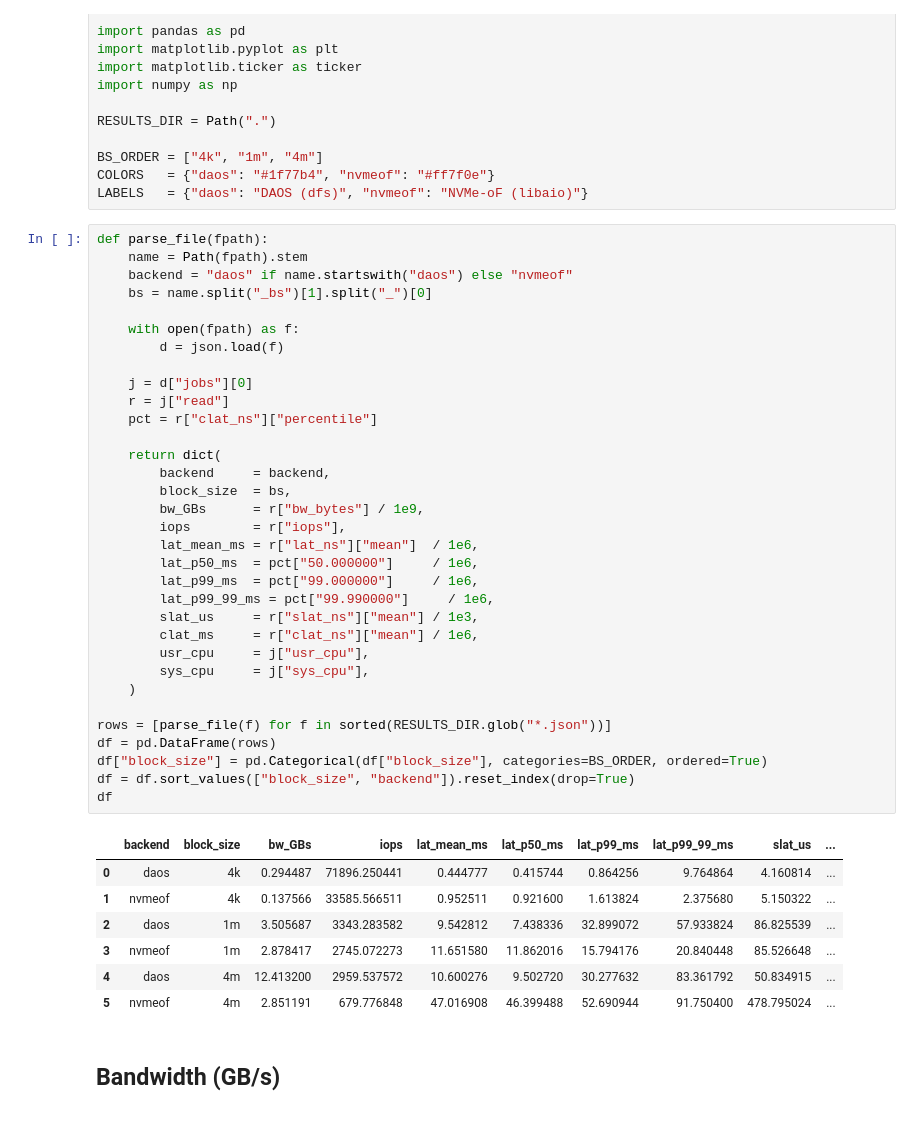
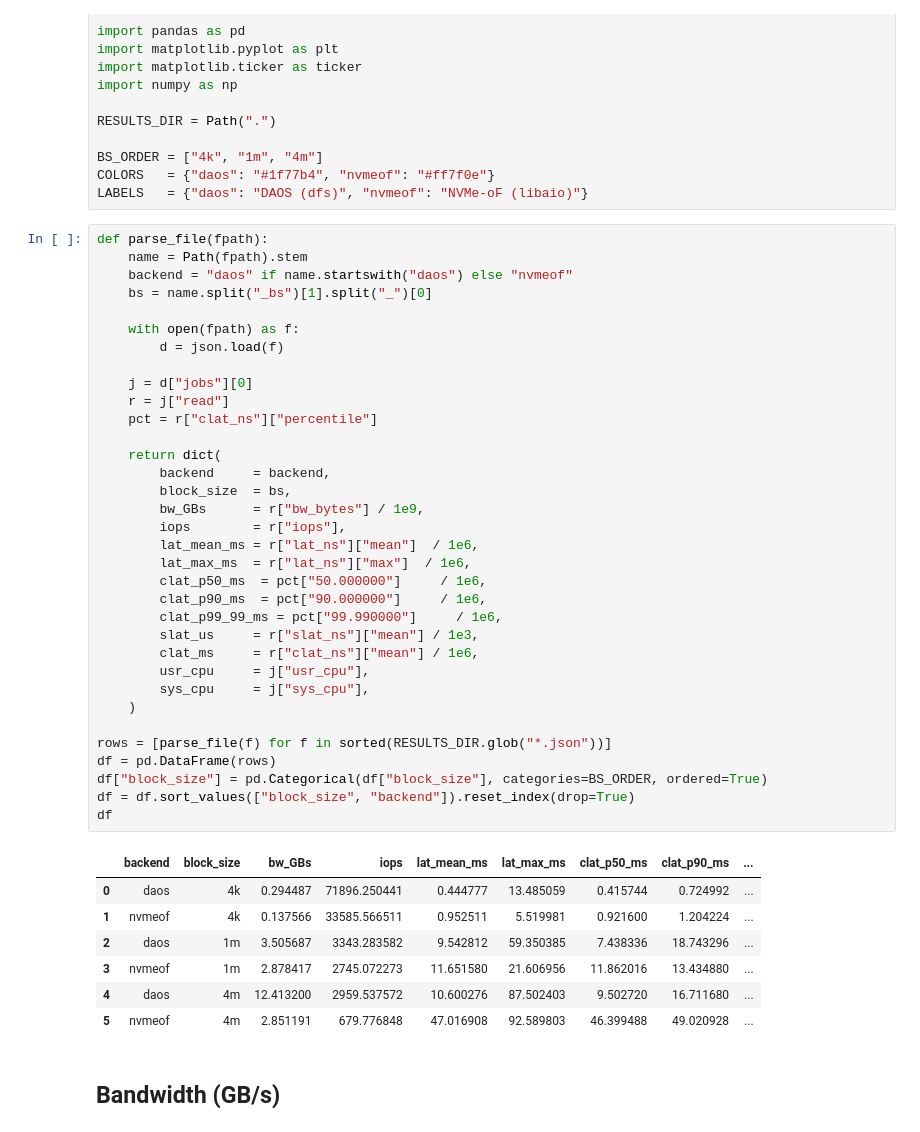
Before and after one commit to cissieAB/pdsw26_daos-bench, a Jupyter notebook: results/testbed/fio-cmp/fio_cmp.ipynb, the cells around one changed output. Drawn from its saved outputs; the diff is of its cells as text.

```diff
--- a/results/testbed/fio-cmp/fio_cmp.ipynb
+++ b/results/testbed/fio-cmp/fio_cmp.ipynb
@@ -21,43 +21,44 @@ LABELS   = {"daos": "DAOS (dfs)", "nvmeof": "NVMe-oF (libaio)"}
 def parse_file(fpath):
     name = Path(fpath).stem
     backend = "daos" if name.startswith("daos") else "nvmeof"
     bs = name.split("_bs")[1].split("_")[0]
 
     with open(fpath) as f:
         d = json.load(f)
 
     j = d["jobs"][0]
     r = j["read"]
     pct = r["clat_ns"]["percentile"]
 
     return dict(
         backend     = backend,
         block_size  = bs,
         bw_GBs      = r["bw_bytes"] / 1e9,
         iops        = r["iops"],
         lat_mean_ms = r["lat_ns"]["mean"]  / 1e6,
-        lat_p50_ms  = pct["50.000000"]     / 1e6,
-        lat_p99_ms  = pct["99.000000"]     / 1e6,
-        lat_p99_99_ms = pct["99.990000"]     / 1e6,
+        lat_max_ms  = r["lat_ns"]["max"]  / 1e6,
+        clat_p50_ms  = pct["50.000000"]     / 1e6,
+        clat_p90_ms  = pct["90.000000"]     / 1e6,
+        clat_p99_99_ms = pct["99.990000"]     / 1e6,
         slat_us     = r["slat_ns"]["mean"] / 1e3,
         clat_ms     = r["clat_ns"]["mean"] / 1e6,
         usr_cpu     = j["usr_cpu"],
         sys_cpu     = j["sys_cpu"],
     )
 
 rows = [parse_file(f) for f in sorted(RESULTS_DIR.glob("*.json"))]
 df = pd.DataFrame(rows)
 df["block_size"] = pd.Categorical(df["block_size"], categories=BS_ORDER, ordered=True)
 df = df.sort_values(["block_size", "backend"]).reset_index(drop=True)
 df
 # %% [output]
-|  | backend | block_size | bw_GBs | iops | lat_mean_ms | lat_p50_ms | lat_p99_ms | lat_p99_99_ms | slat_us | ... |
-| 0 | daos | 4k | 0.294487 | 71896.250441 | 0.444777 | 0.415744 | 0.864256 | 9.764864 | 4.160814 | ... |
-| 1 | nvmeof | 4k | 0.137566 | 33585.566511 | 0.952511 | 0.921600 | 1.613824 | 2.375680 | 5.150322 | ... |
-| 2 | daos | 1m | 3.505687 | 3343.283582 | 9.542812 | 7.438336 | 32.899072 | 57.933824 | 86.825539 | ... |
-| 3 | nvmeof | 1m | 2.878417 | 2745.072273 | 11.651580 | 11.862016 | 15.794176 | 20.840448 | 85.526648 | ... |
-| 4 | daos | 4m | 12.413200 | 2959.537572 | 10.600276 | 9.502720 | 30.277632 | 83.361792 | 50.834915 | ... |
-| 5 | nvmeof | 4m | 2.851191 | 679.776848 | 47.016908 | 46.399488 | 52.690944 | 91.750400 | 478.795024 | ... |
+|  | backend | block_size | bw_GBs | iops | lat_mean_ms | lat_max_ms | clat_p50_ms | clat_p90_ms | ... |
+| 0 | daos | 4k | 0.294487 | 71896.250441 | 0.444777 | 13.485059 | 0.415744 | 0.724992 | ... |
+| 1 | nvmeof | 4k | 0.137566 | 33585.566511 | 0.952511 | 5.519981 | 0.921600 | 1.204224 | ... |
+| 2 | daos | 1m | 3.505687 | 3343.283582 | 9.542812 | 59.350385 | 7.438336 | 18.743296 | ... |
+| 3 | nvmeof | 1m | 2.878417 | 2745.072273 | 11.651580 | 21.606956 | 11.862016 | 13.434880 | ... |
+| 4 | daos | 4m | 12.413200 | 2959.537572 | 10.600276 | 87.502403 | 9.502720 | 16.711680 | ... |
+| 5 | nvmeof | 4m | 2.851191 | 679.776848 | 47.016908 | 92.589803 | 46.399488 | 49.020928 | ... |
 # %% [markdown]
 ## Bandwidth (GB/s)
 # %%
```
Also changed, not shown: parts of 1 cell of this notebook.
